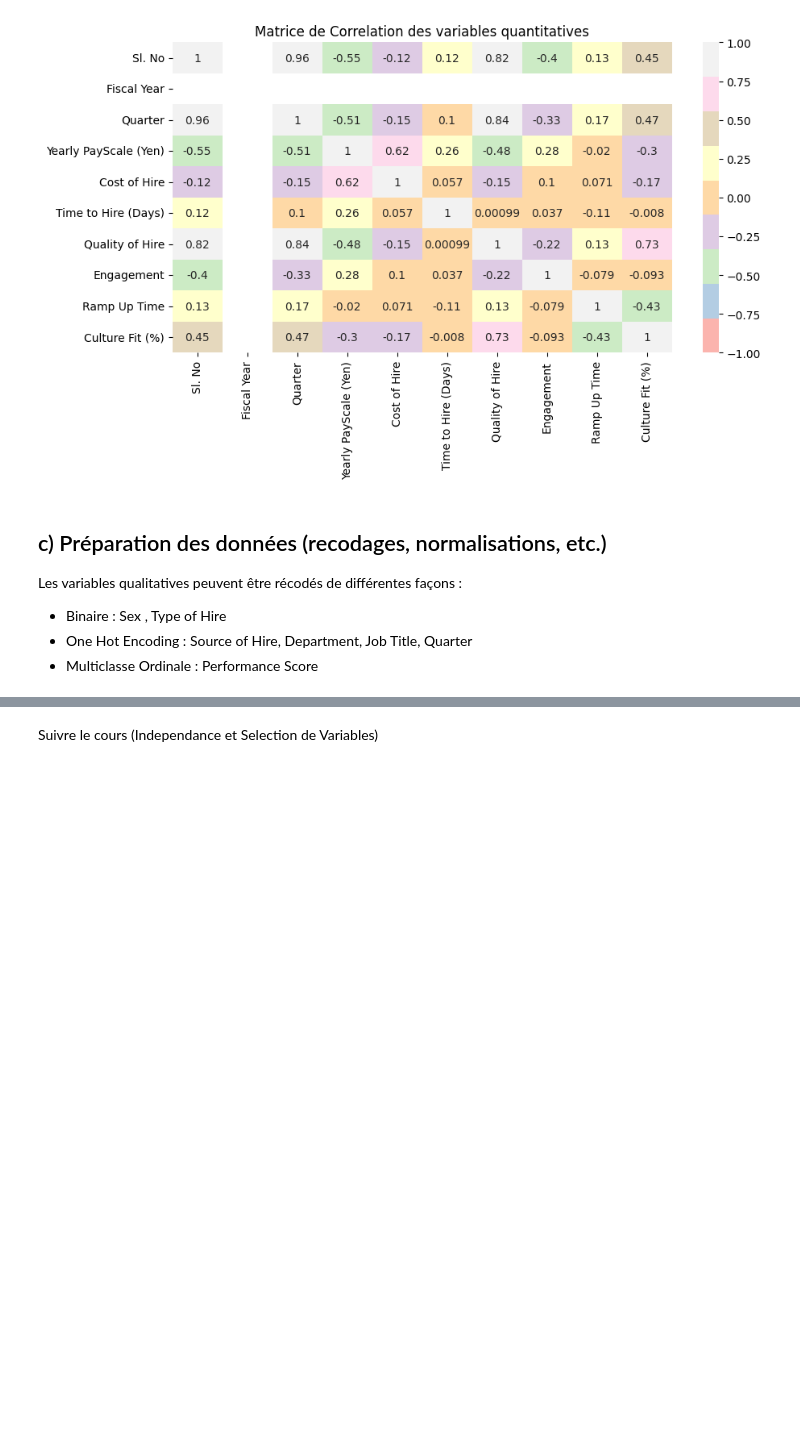
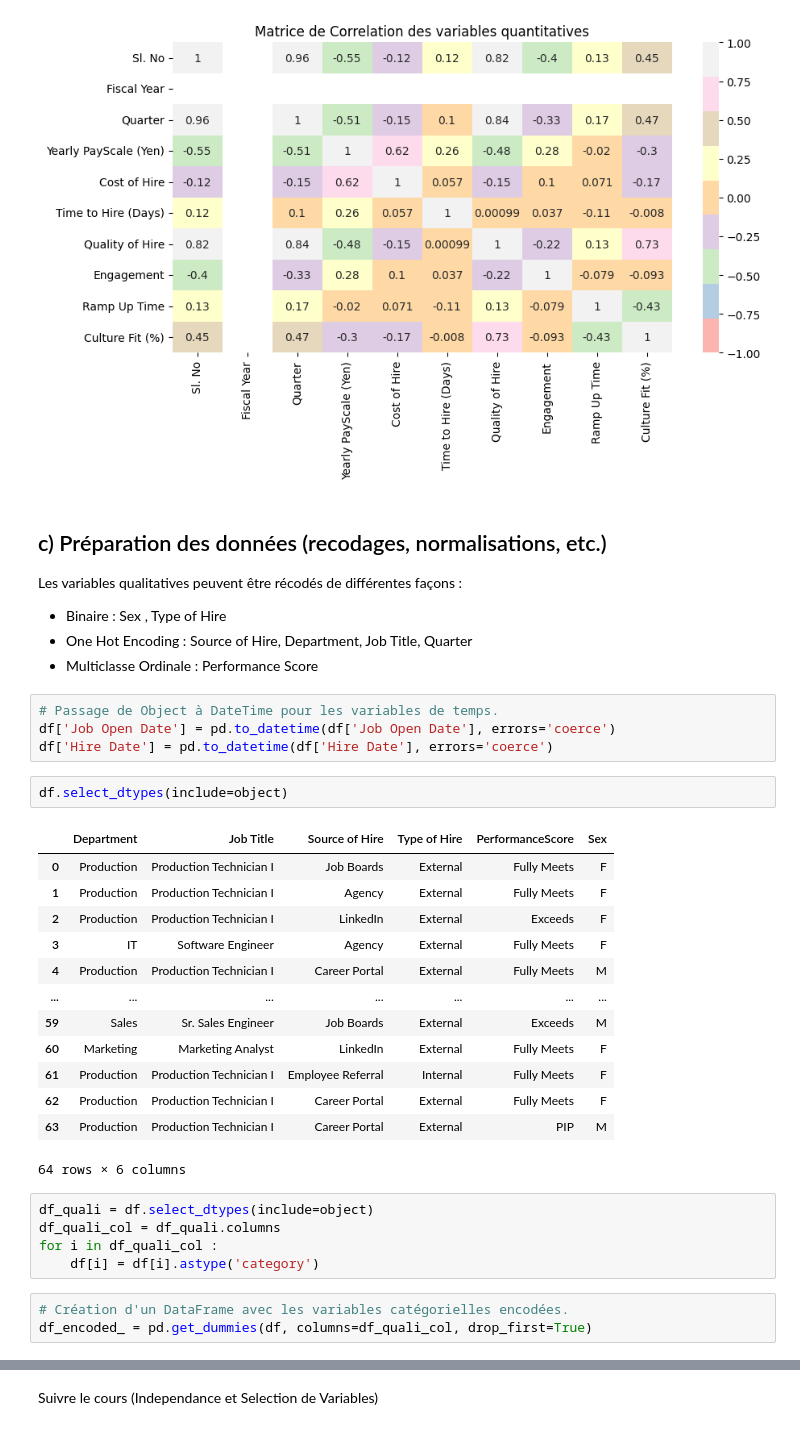
Before and after one commit to melaniedaddio/-Time-Cost-Quality-of-Hire, a Jupyter notebook: script.ipynb, the cells around one changed output, grey strips where cells are left out. Cells and saved outputs as stored; diff of their text form; blank space fills up the shorter version.

```diff
--- a/script.ipynb
+++ b/script.ipynb
@@ -420,3 +412,31 @@ Les variables qualitatives peuvent être récodés de différentes façons :
 - Binaire : Sex ,  Type of Hire
 - One Hot Encoding : Source of Hire, Department, Job Title, Quarter
 - Multiclasse Ordinale : Performance Score
+# %%
+# Passage de Object à DateTime pour les variables de temps.
+df['Job Open Date'] = pd.to_datetime(df['Job Open Date'], errors='coerce')
+df['Hire Date'] = pd.to_datetime(df['Hire Date'], errors='coerce')
+# %%
+df.select_dtypes(include=object)
+# %% [output]
+|  | Department | Job Title | Source of Hire | Type of Hire | PerformanceScore | Sex |
+| 0 | Production | Production Technician I | Job Boards | External | Fully Meets | F |
+| 1 | Production | Production Technician I | Agency | External | Fully Meets | F |
+| 2 | Production | Production Technician I | LinkedIn | External | Exceeds | F |
+| 3 | IT | Software Engineer | Agency | External | Fully Meets | F |
+| 4 | Production | Production Technician I | Career Portal | External | Fully Meets | M |
+| ... | ... | ... | ... | ... | ... | ... |
+| 59 | Sales | Sr. Sales Engineer | Job Boards | External | Exceeds | M |
+| 60 | Marketing | Marketing Analyst | LinkedIn | External | Fully Meets | F |
+| 61 | Production | Production Technician I | Employee Referral | Internal | Fully Meets | F |
+| 62 | Production | Production Technician I | Career Portal | External | Fully Meets | F |
+| 63 | Production | Production Technician I | Career Portal | External | PIP | M |
+64 rows × 6 columns
+# %%
+df_quali = df.select_dtypes(include=object)
+df_quali_col = df_quali.columns
+for i in df_quali_col :
+    df[i] = df[i].astype('category')
+# %%
+# Création d'un DataFrame avec les variables catégorielles encodées.
+df_encoded_ = pd.get_dummies(df, columns=df_quali_col, drop_first=True)
```
Also changed, not shown: parts of 49 cells of this notebook.
